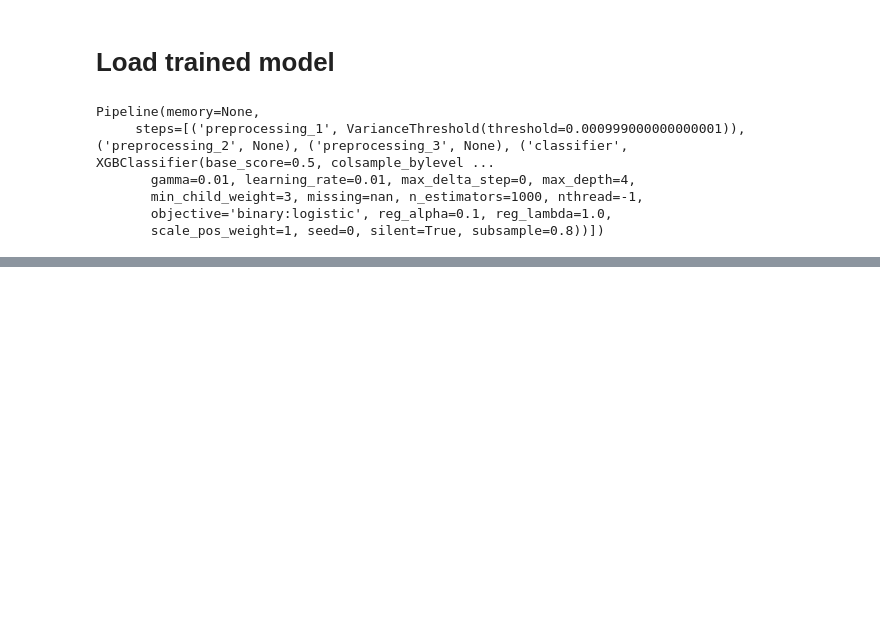
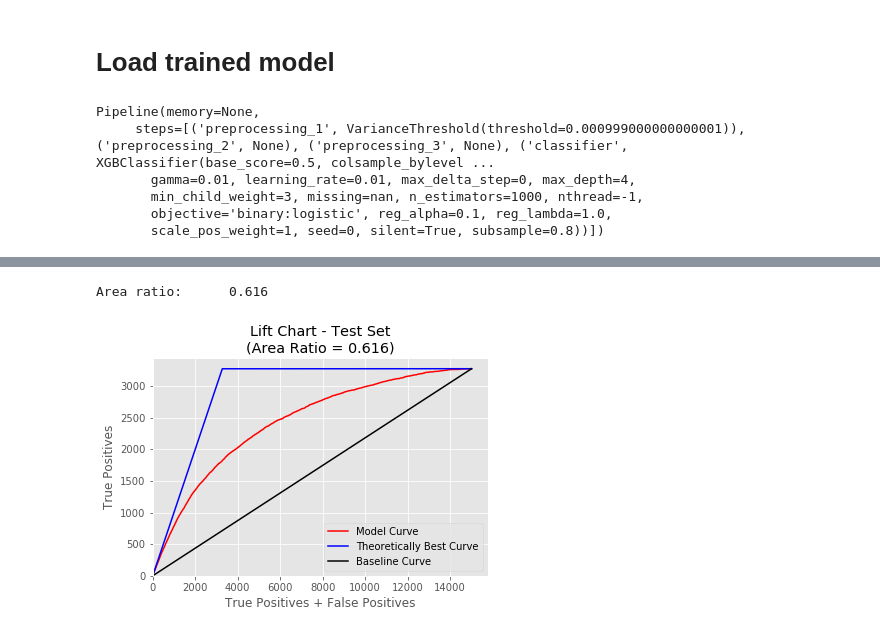
Before and after one commit to zkneupper/Default-Prediction-Capstone, a Jupyter notebook: notebooks/ML-GridSearchCV-Pipeline.ipynb, the cells around one changed output, grey strips where cells are left out. Saved outputs shown, nothing was run; the diff lists cells and outputs as text; code cells hidden in the pictures; blank space fills up the shorter version.

```diff
--- a/notebooks/ML-GridSearchCV-Pipeline.ipynb
+++ b/notebooks/ML-GridSearchCV-Pipeline.ipynb
@@ -1167,0 +827,26 @@ Area ratio:      0.298
+# %%
+area_ratio_test, true_positive_count_test, \
+    total_test, tp_best_test = \
+    lift_chart_area_ratio(clf, X_test, y_test)
+
+title = 'Lift Chart - Test Set\n' + \
+        '(Area Ratio = {:.3f})'.format(area_ratio_test)
+
+# figure file_name
+fig_file_name = 'lift_chart_test'
+
+# figure file_path
+fig_path = os.path.join(figures_dir,
+                        fig_file_name)
+
+plot_lift_chart(total_test,
+                true_positive_count_test,
+                tp_best_test,
+                title,
+                fig_path)
+
+print("Area ratio:\t",
+      "{:.3f}".format(area_ratio_test))
+# %% [output]
+Area ratio:      0.616
+[figure, added]
```
Also changed, not shown: parts of 37 cells of this notebook, 19 other files.
